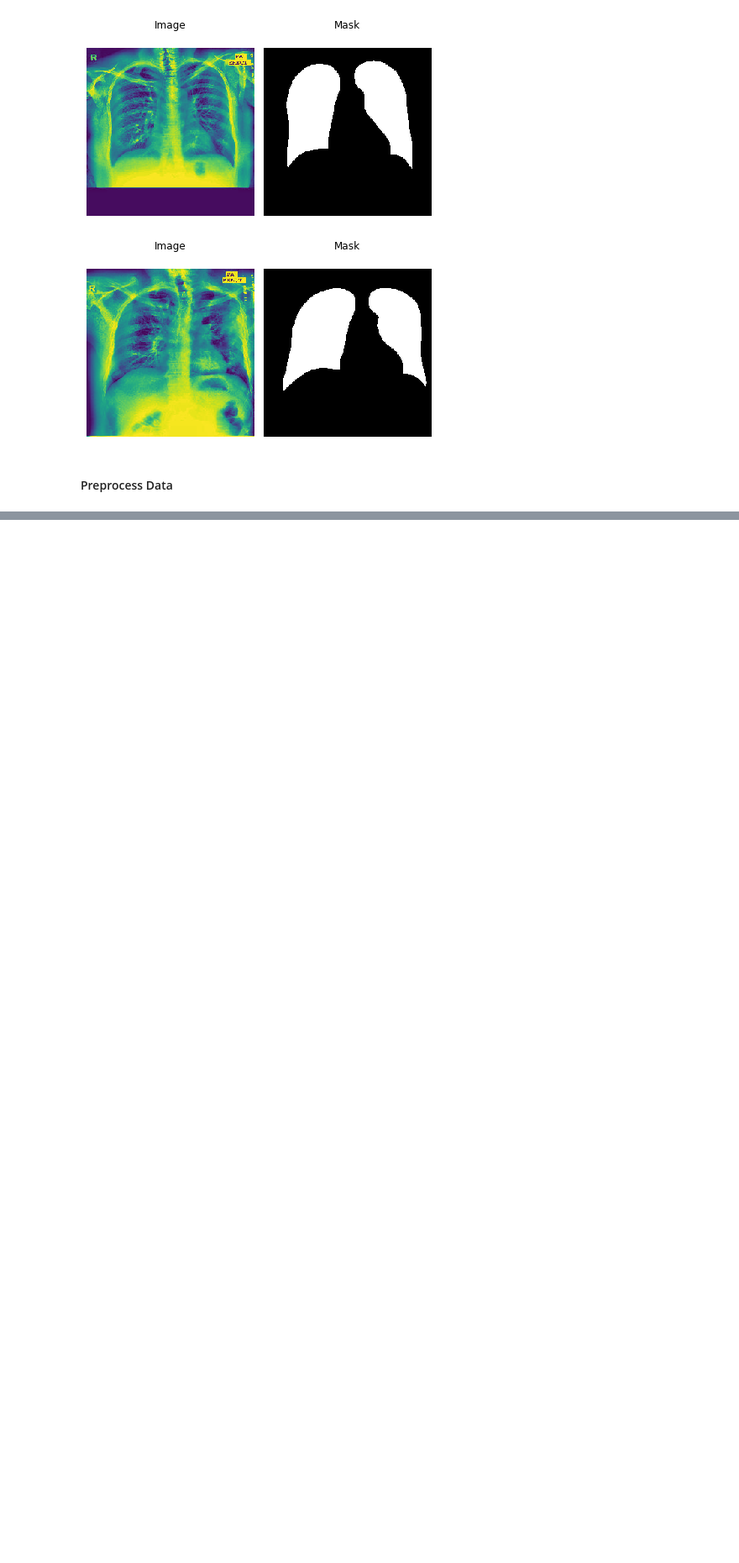
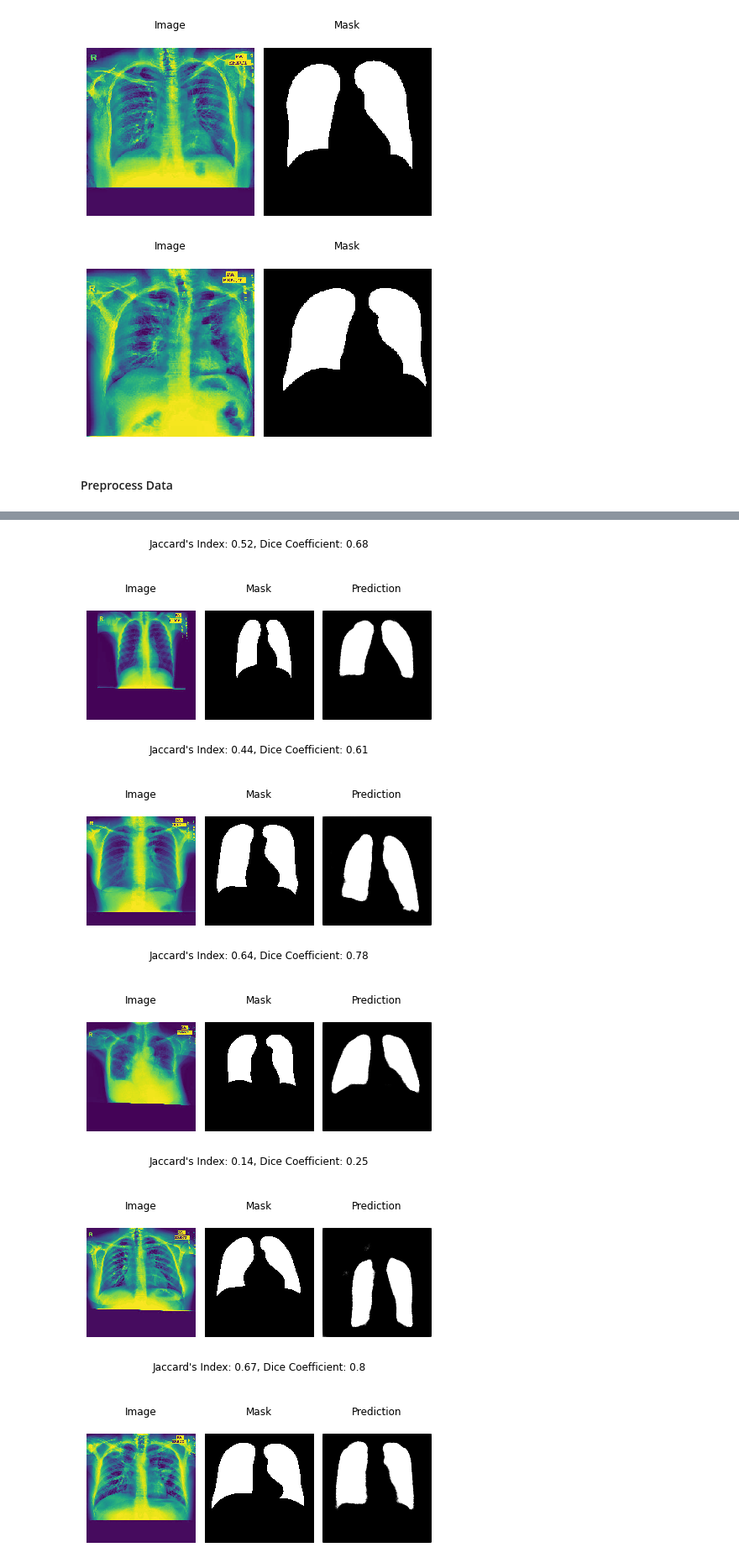
Before and after one commit to achillesrasquinha/deeply, a Jupyter notebook: docs/source/notebooks/Lung Segmentation using UNets.ipynb, the cells around one changed output, grey strips where cells are left out. Shown at 84% size. Saved outputs shown, nothing was run; the diff lists cells and outputs as text; code cells hidden in the pictures; blank space fills up the shorter version.

```diff
--- a/docs/source/notebooks/Lung Segmentation using UNets.ipynb
+++ b/docs/source/notebooks/Lung Segmentation using UNets.ipynb
@@ -121,7 +153,2 @@ history_plot(unet.history)
 # %%
 predict = unet.predict(test)
-# %%
-test    = islice(test, n_samples)
-# %%
-for i, (image, mask) in enumerate(test):
-    segplot(image[0], mask[0], predict[i])
@@ -127,0 +157,14 @@ for i, (image, mask) in enumerate(test):
+# %%
+for i, (image, mask) in enumerate(test):
+    jaccard = np.round(jaccard_index(mask[0], predict[i]).numpy(), 2)
+    dice    = np.round(dice_coefficient(mask[0], predict[i]).numpy(), 2)
+
+    title   = "Jaccard's Index: %s, Dice Coefficient: %s" % (jaccard, dice)
+
+    segplot(image[0], mask[0], predict[i], super_title = title)
+# %% [output]
+[figure, added]
+[figure, added]
+[figure, added]
+[figure, added]
+[figure, added]
```
Also changed, not shown: parts of 7 cells of this notebook, 6 other files.
